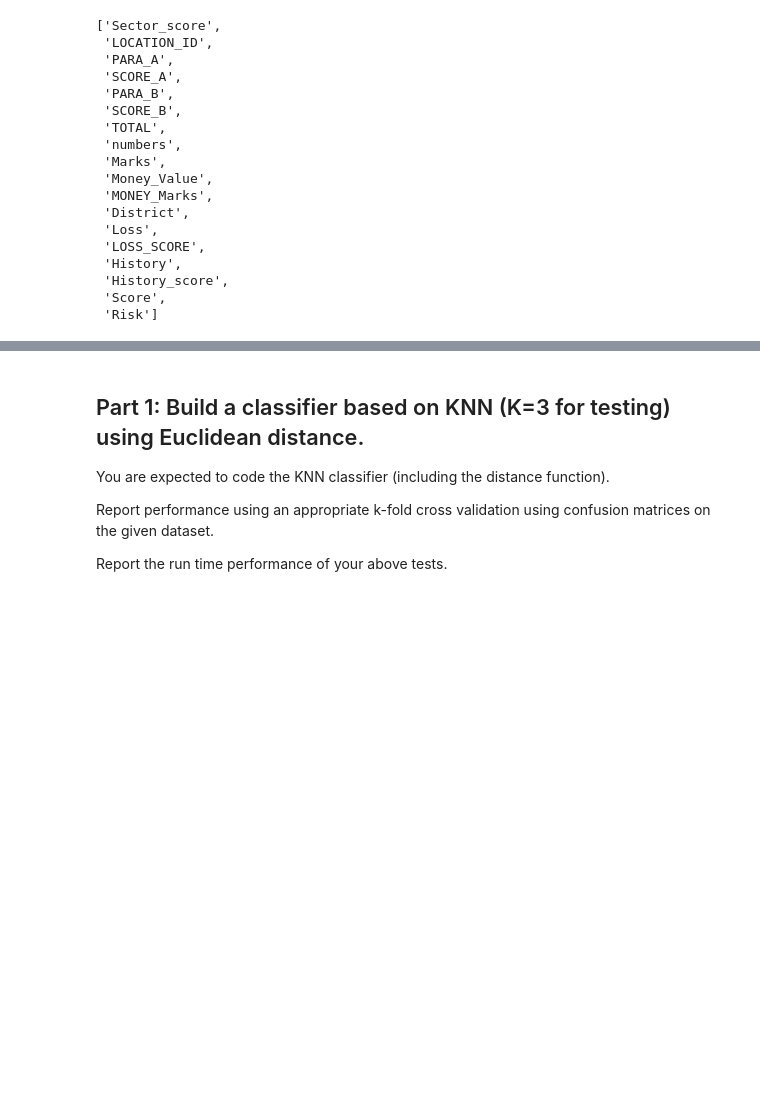
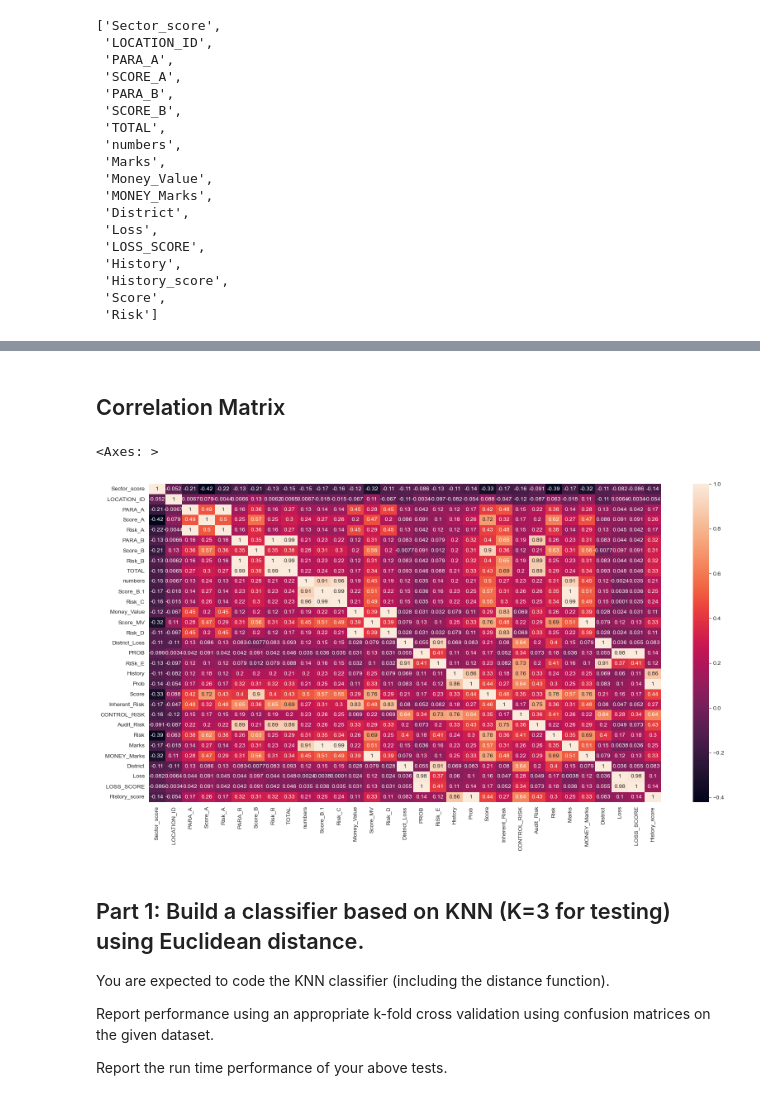
Before and after one commit to BulentKaradeniz/7_ML_Projects, a Jupyter notebook: ML_GTU_Homework_1_2024/Audit_data.ipynb, the cells around one changed output, grey strips where cells are left out. Saved outputs shown, nothing was run; the diff lists cells and outputs as text; code cells hidden in the pictures; blank space fills up the shorter version.

```diff
--- a/ML_GTU_Homework_1_2024/Audit_data.ipynb
+++ b/ML_GTU_Homework_1_2024/Audit_data.ipynb
@@ -165,0 +233,3 @@ df_trial.columns.tolist()
+# %%
+#Replacing the missing value by the median of the column
+df['Money_Value'] = df['Money_Value'].fillna(df['Money_Value'].median())
@@ -165,0 +258,3 @@ df_trial.columns.tolist()
+# %%
+df = df.drop(['Detection_Risk', 'Risk_F'], axis = 1)
+df.info()
@@ -165,0 +295,6 @@ df_trial.columns.tolist()
+# %%
+df = df[(df.LOCATION_ID != 'LOHARU')]
+df = df[(df.LOCATION_ID != 'NUH')]
+df = df[(df.LOCATION_ID != 'SAFIDON')]
+df = df.astype(float)
+print("Updated number of rows in the dataset: ",len(df))
@@ -165,0 +305,3 @@ df_trial.columns.tolist()
+# %%
+df = df.drop_duplicates(keep = 'first')
+print("Updated number of rows in the dataset: ",len(df))
@@ -166,3 +332,12 @@ df_trial.columns.tolist()
+# %% [markdown]
+## Correlation Matrix
+# %%
+# for all variables
+plt.figure(figsize=(20,10))
+sns.heatmap(df.corr(),  annot=True)
+# %% [output]
+<Axes: >
+[figure, added]
 # %% [markdown]
 ## Part 1: Build a classifier based on KNN (K=3 for testing) using Euclidean distance.
 
```
Also changed, not shown: parts of 24 cells of this notebook.
